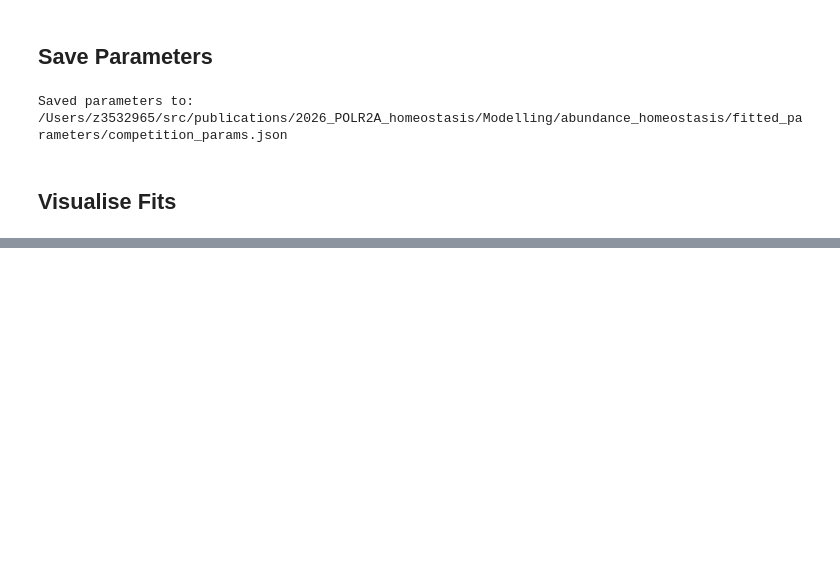
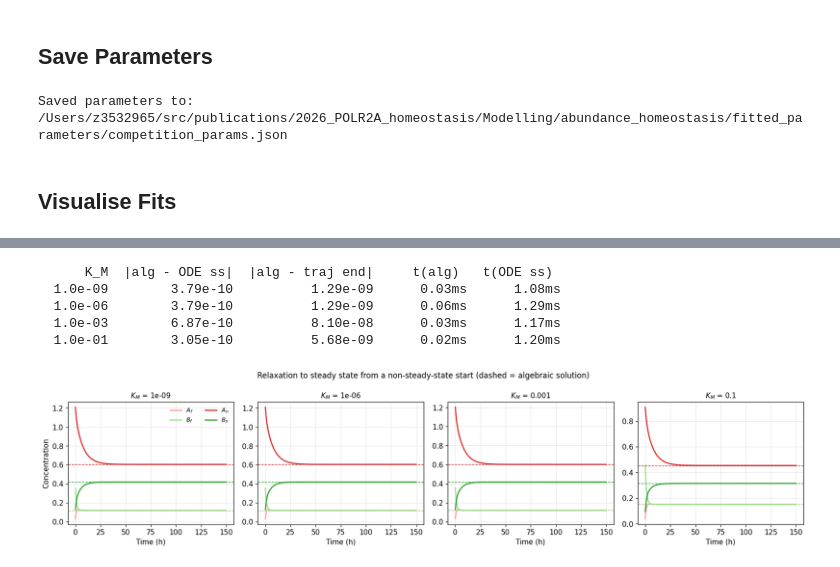
Before and after one commit to berrygroup/publications, a Jupyter notebook: 2026_POLR2A_homeostasis/Modelling/abundance_homeostasis/1_competition_model_fitting.ipynb, the cells around one changed output, grey strips where cells are left out. Saved outputs shown, nothing was run; the diff lists cells and outputs as text; code cells hidden in the pictures; blank space fills up the shorter version.

Commit message:
investigate parameter space for competition model

```diff
--- a/2026_POLR2A_homeostasis/Modelling/abundance_homeostasis/1_competition_model_fitting.ipynb
+++ b/2026_POLR2A_homeostasis/Modelling/abundance_homeostasis/1_competition_model_fitting.ipynb
@@ -474,0 +808,70 @@ plt.show()
+# %%
+from models import integrate_competition_to_steady_state as _integrate_ss
+
+VALIDATION_K_M = [1e-9, 1e-6, 1e-3, 1e-1]
+Y0_FACTORS = np.array([0.25, 3.0, 2.0, 0.3])  # start well away from steady state
+T_END_VALIDATION = 150.0
+
+fig, axes = plt.subplots(1, len(VALIDATION_K_M), figsize=(4.2 * len(VALIDATION_K_M), 4))
+axes = np.atleast_1d(axes)
+labels = ["$A_f$", "$B_f$", "$A_n$", "$B_n$"]
+colours = ["#ff9896", "#98df8a", "#d62728", "#2ca02c"]
+
+print(
+    f"{'K_M':>9} {'|alg - ODE ss|':>15} {'|alg - traj end|':>17} "
+    f"{'t(alg)':>10} {'t(ODE ss)':>11}"
+)
+
+for ax, K_M_v in zip(axes, VALIDATION_K_M):
+    p_v = {
+        "k_s": k_s,
+        "k_import": V_max,
+        "F_total": 1.0,
+        "K_M": K_M_v,
+        "delta_f_A": delta_f_A,
+    }
+
+    t0 = time.perf_counter()
+    ss_alg = competition_steady_state(p_v, delta_f_A, DELTA_N_A, DELTA_N_B)
+    t_alg = time.perf_counter() - t0
+
+    t0 = time.perf_counter()
+    ss_ode = _integrate_ss(p_v, delta_f_A, DELTA_N_A, DELTA_N_B)
+    t_ode = time.perf_counter() - t0
+
+    # Relax from an initial condition deliberately away from steady state.
+    y0 = ss_alg * Y0_FACTORS
+    traj, times = simulate_competition_trajectory(
+        p_v, delta_f_A, DELTA_N_A, DELTA_N_B, T_END_VALIDATION, y0, n_points=600
+    )
+
+    for idx, (lab, col) in enumerate(zip(labels, colours)):
+        ax.plot(times, traj[idx], color=col, lw=1.8, label=lab)
+        ax.axhline(ss_alg[idx], color=col, ls="--", lw=1.0)
+
+    ax.set_xlabel("Time (h)")
+    ax.set_title(f"$K_M$ = {K_M_v:g}", fontsize=11)
+    ax.grid(alpha=0.3)
+
+    print(
+        f"{K_M_v:9.1e} {np.max(np.abs(ss_alg - ss_ode)):15.2e} "
+        f"{np.max(np.abs(ss_alg - traj[:, -1])):17.2e} "
+        f"{1000*t_alg:9.2f}ms {1000*t_ode:9.2f}ms"
+    )
+
+axes[0].set_ylabel("Concentration")
+axes[0].legend(frameon=False, fontsize=9, ncol=2)
+fig.suptitle(
+    "Relaxation to steady state from a non-steady-state start "
+    "(dashed = algebraic solution)",
+    fontsize=12,
+)
+plt.tight_layout()
+plt.show()
+# %% [output]
+      K_M  |alg - ODE ss|  |alg - traj end|     t(alg)   t(ODE ss)
+  1.0e-09        3.79e-10          1.29e-09      0.03ms      1.08ms
+  1.0e-06        3.79e-10          1.29e-09      0.06ms      1.29ms
+  1.0e-03        6.87e-10          8.10e-08      0.03ms      1.17ms
+  1.0e-01        3.05e-10          5.68e-09      0.02ms      1.20ms
+[figure, added]
```
Also changed, not shown: parts of 27 cells of this notebook, 1 other file.
